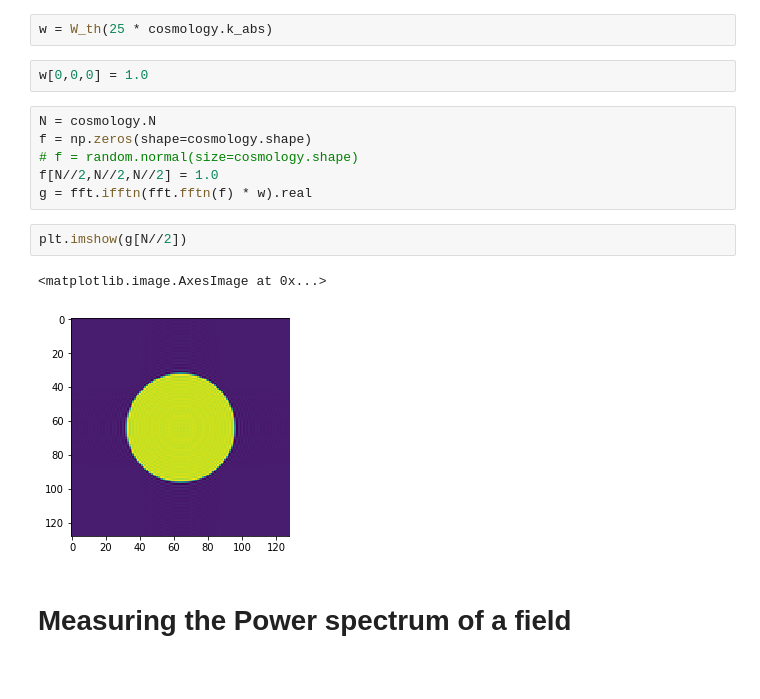
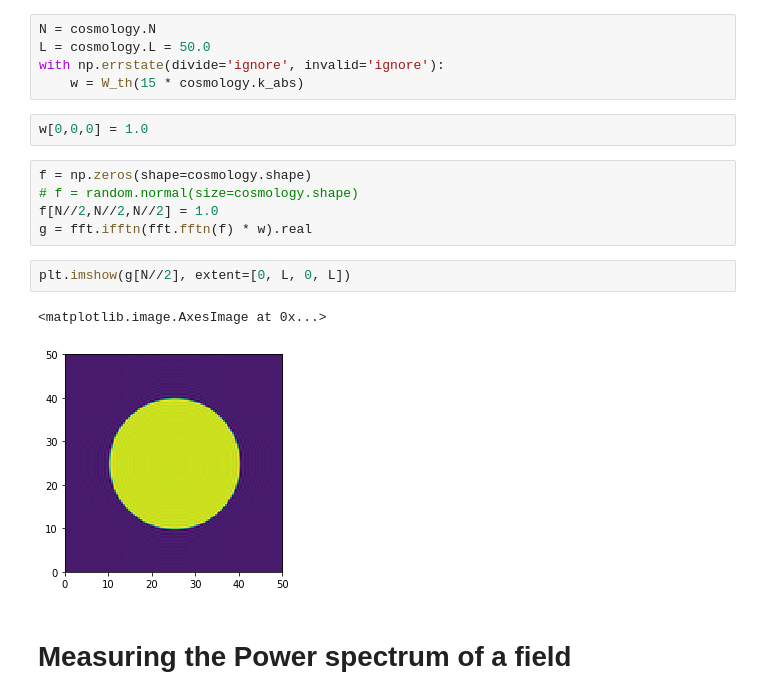
Before and after one commit to jhidding/adhesion-code, a Jupyter notebook: notebooks/Normalisation.ipynb, the cells around one changed output. Drawn from its saved outputs; the diff is of its cells as text.

```diff
--- a/notebooks/Normalisation.ipynb
+++ b/notebooks/Normalisation.ipynb
@@ -43,19 +49,21 @@ plt.semilogx(s[:,1] / s[:,0], s[:,2], '.')
 # %% [markdown]
 # Look at the shape of W_th
-# %%
-w = W_th(25 * cosmology.k_abs)
+# %%
+N = cosmology.N
+L = cosmology.L = 50.0
+with np.errstate(divide='ignore', invalid='ignore'):
+    w = W_th(15 * cosmology.k_abs)
 # %%
 w[0,0,0] = 1.0
 # %%
-N = cosmology.N
 f = np.zeros(shape=cosmology.shape)
 # f = random.normal(size=cosmology.shape)
 f[N//2,N//2,N//2] = 1.0
 g = fft.ifftn(fft.fftn(f) * w).real
 # %%
-plt.imshow(g[N//2])
+plt.imshow(g[N//2], extent=[0, L, 0, L])
 # %% [output]
 <matplotlib.image.AxesImage at 0x...>
-[figure, old version]
+[figure, new version]
 # %% [markdown]
 # Measuring the Power spectrum of a field
```
Also changed, not shown: parts of 16 cells of this notebook, 8 other files.
